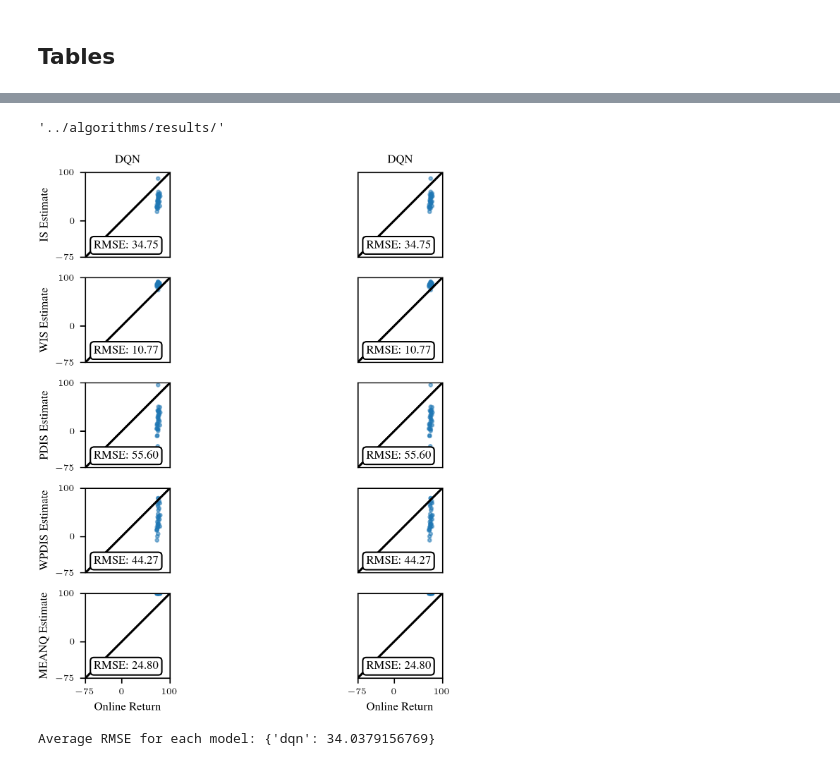
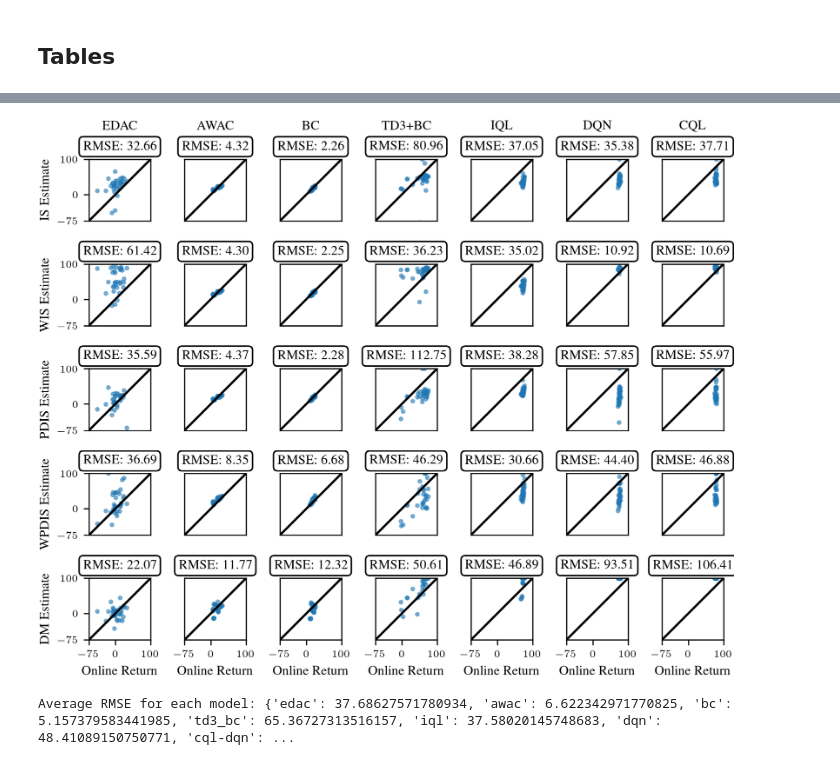
Before and after one commit to masonhargrave/EpiCare, a Jupyter notebook: figures/figures.ipynb, the cells around one changed output, grey strips where cells are left out. Cells and saved outputs as stored; diff of their text form; code cells hidden in the pictures.

```diff
--- a/figures/figures.ipynb
+++ b/figures/figures.ipynb
@@ -16,7 +16,7 @@ from matplotlib.ticker import FixedLocator
 
 from tueplots import bundles
 
-plt.rcParams.update(bundles.icml2024())
+plt.rcParams.update(bundles.neurips2024())
 plt.rcParams["figure.dpi"] = 300
 
 results_directory = "../algorithms/results/"
@@ -697,7 +725,7 @@ for model in models:
     results.append((model, overall_mean, overall_std))
 
 # Sort all models based on overall mean performance
-results.sort(key=lambda x: x[1])
+results.sort(key=lambda x: -x[1])
 # Reorder to place baseline models first
 sorted_results = [
     res for res in results if model_mapping[res[0]] in ["OP", "SoC", "Random"]
@@ -1557,10 +1496,8 @@ NameError: name 'ope_methods' is not defined
-# %%
-results_directory
-# %% [output]
-'../algorithms/results/'
 # %%
-ope_methods = ["is", "wis", "pdis", "wpdis", "meanq"]
-models = ["dqn", "dqn"]
+ope_methods = ["is", "wis", "pdis", "wpdis", "direct"]
+ope_labels = ["IS", "WIS", "PDIS", "WPDIS", "DM"]
+models = ["edac","awac", "bc", "td3_bc", "iql", "dqn", "cql-dqn"]
+model_labels = ["EDAC", "AWAC", "BC", "TD3+BC", "IQL", "DQN", "CQL"]
 
 # Create a figure with subplots
 fig, axes = plt.subplots(
@@ -1578,49 +1515,50 @@ for col, model in enumerate(models):
         ope_means = df[f"mean_{method}_estimate"]
 
         # Clip the values to be between -100 and 100
-        online_means = np.clip(online_means, -100, 100)
-        ope_means = np.clip(ope_means, -100, 100)
+        online_means_clipped = np.clip(online_means, -100, 100)
+        ope_means_clipped = np.clip(ope_means, -100, 100)
 
         # Calculate RMSE and store it
         rmse = np.sqrt(np.mean((online_means - ope_means) ** 2))
         model_rmse[model].append(rmse)
 
         # Plot scatter for each method and model
-        axes[row, col].scatter(online_means, ope_means, s=5, alpha=0.5)
+        axes[row, col].scatter(online_means_clipped, ope_means_clipped, s=5, alpha=0.5)
         axes[row, col].set_aspect("equal", adjustable="box")
         axes[row, col].set_xlim([-75, 100])
         axes[row, col].set_ylim([-75, 100])
         axes[row, col].plot([-75, 100], [-75, 100], color="black")  # y=x line
         axes[row, col].set_xticks([])
         axes[row, col].set_yticks([])
 
-        # Add RMSE as an insert
+        # Add RMSE as an insert, centered below the scatter plot
         axes[row, col].text(
-            0.1,
-            0.2,
+            0.5,
+            1.3,
             f"RMSE: {rmse:0.2f}",
             transform=axes[row, col].transAxes,
+            horizontalalignment="center",
             verticalalignment="top",
             bbox=dict(boxstyle="round,pad=0.3", alpha=1.0, facecolor="white"),
         )
 
 for row in range(len(ope_methods)):
-    axes[row, 0].set_ylabel(ope_methods[row].upper() + " Estimate")
+    axes[row, 0].set_ylabel(ope_labels[row] + " Estimate")
     axes[row, 0].set_yticks([-75, 0, 100])
 
 for col in range(len(models)):
-    axes[0, col].set_title(models[col].upper())
+    axes[0, col].set_title(model_labels[col].upper(), pad=20)
     axes[-1, col].set_xlabel("Online Return")
     axes[-1, col].xaxis.tick_bottom()
     axes[-1, col].set_xticks([-75, 0, 100])
 
 plt.tight_layout()
 plt.savefig("ope_scatter.pdf")  # Save as high-resolution image
 plt.show()
 
 # Calculate and print average RMSE for each model
 average_rmse = {model: np.mean(rmses) for model, rmses in model_rmse.items()}
 print("Average RMSE for each model:", average_rmse)
 # %% [output]
-[figure, old version]
+[figure, new version]
-Average RMSE for each model: {'dqn': 34.0379156769}
+Average RMSE for each model: {'edac': 37.68627571780934, 'awac': 6.622342971770825, 'bc': 5.157379583441985, 'td3_bc': 65.36727313516157, 'iql': 37.58020145748683, 'dqn': 48.41089150750771, 'cql-dqn': ...
```
Also changed, not shown: parts of 21 cells of this notebook, 19 other files.
